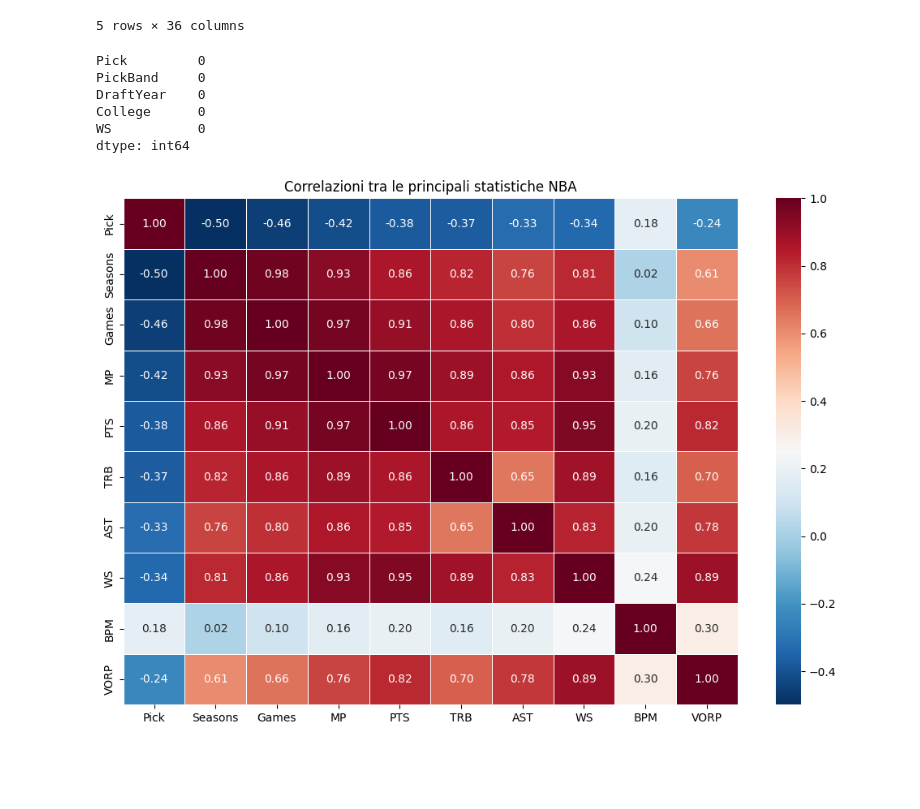
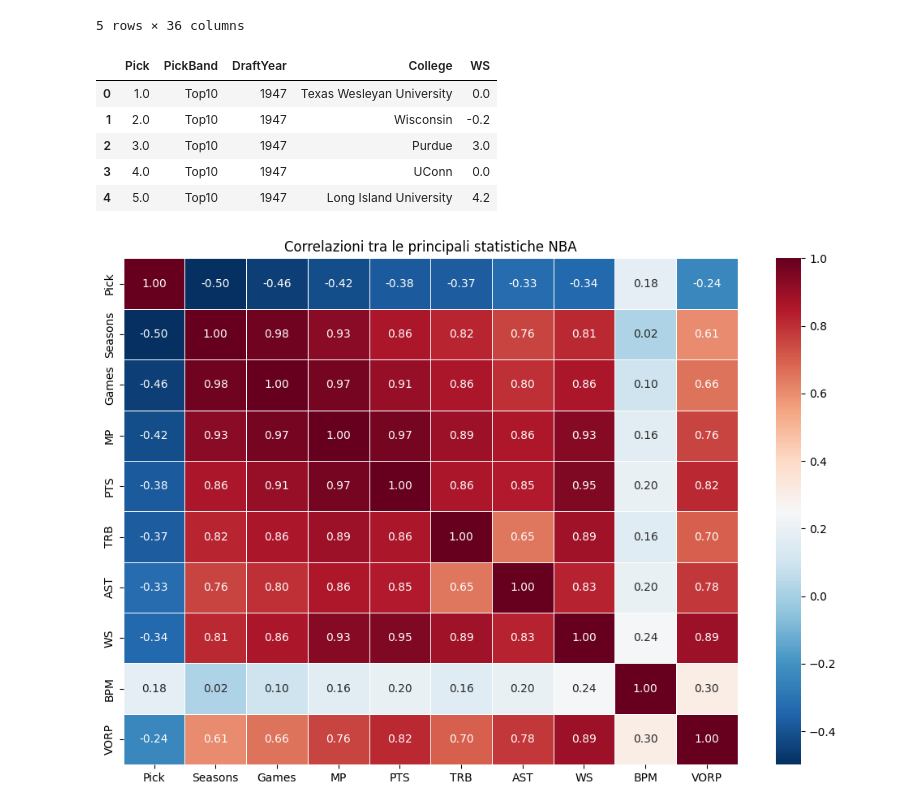
Before and after one commit to Marco-2298/Progetto-SII, a Jupyter notebook: NBA_draft/05_Modello_Predittivo.ipynb, the cells around one changed output. Drawn from its saved outputs; the diff is of its cells as text; code cells hidden in the pictures; blank space fills up the shorter version.

```diff
--- a/NBA_draft/05_Modello_Predittivo.ipynb
+++ b/NBA_draft/05_Modello_Predittivo.ipynb
@@ -27,19 +30,19 @@ df.head()
 | 4 | 1947 | 5.0 | NYK | Dick Holub | Long Island University | 1 | 48.0 | -100.0 | 504.0 | -100.0 | ... | ... |
 5 rows × 36 columns
 # %%
-#Selezione le features utili per la previsione
+# Feature disponibili al momento del Draft
 features = ["Pick", "PickBand", "DraftYear", "College"]
 target = "WS"
 
 df_model = df[features + [target]].copy()
-df_model = df_model.dropna(subset=[target])   # rimuoviamo eventuali WS mancanti
+df_model = df_model.dropna(subset=[target])   # pulizia finale
 
-df_model.isna().sum()
+df_model.head()
 # %% [output]
-Pick         0
-PickBand     0
-DraftYear    0
-College      0
-WS           0
-dtype: int64
+|  | Pick | PickBand | DraftYear | College | WS |
+| 0 | 1.0 | Top10 | 1947 | Texas Wesleyan University | 0.0 |
+| 1 | 2.0 | Top10 | 1947 | Wisconsin | -0.2 |
+| 2 | 3.0 | Top10 | 1947 | Purdue | 3.0 |
+| 3 | 4.0 | Top10 | 1947 | UConn | 0.0 |
+| 4 | 5.0 | Top10 | 1947 | Long Island University | 4.2 |
 # %%
```
Also changed, not shown: parts of 23 cells of this notebook.
